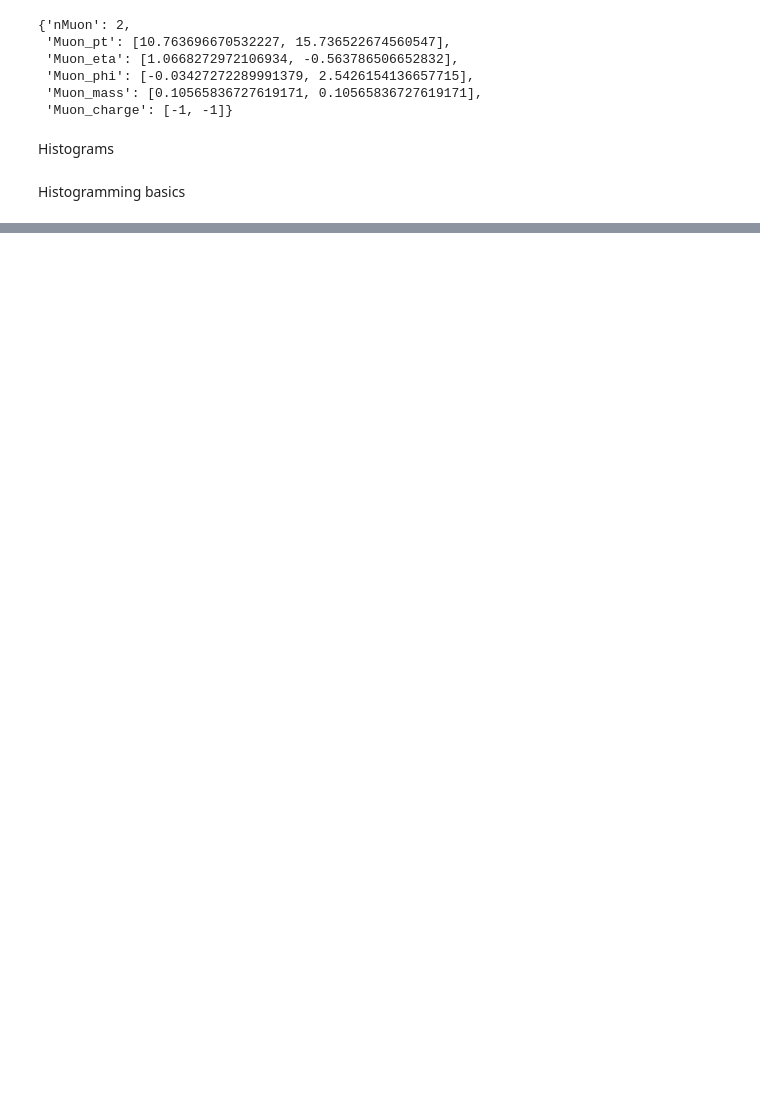
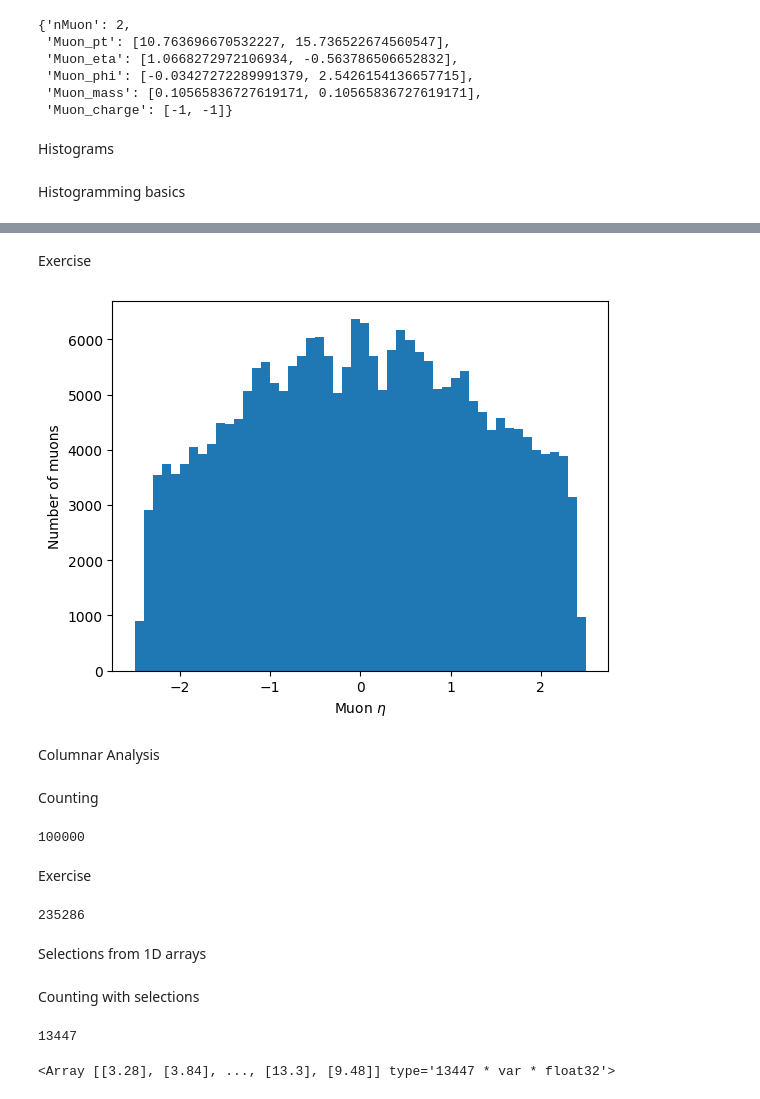
Before and after one commit to SiyeonHwang/Kinematic-Fit, a Jupyter notebook: Uproot.ipynb, the cells around one changed output, grey strips where cells are left out. Drawn from its saved outputs; the diff is of its cells as text; code cells hidden in the pictures; blank space fills up the shorter version.

```diff
--- a/Uproot.ipynb
+++ b/Uproot.ipynb
@@ -89,0 +119,31 @@ plt.hist(branches["nMuon"])
+# %% [markdown]
+Exercise
+# %%
+import matplotlib.pyplot as plt
+import awkward as ak
+
+plt.hist(ak.flatten(branches["Muon_eta"]), bins = 50, range = (-2.5, 2.5))
+plt.xlabel("Muon $\eta$")
+plt.ylabel("Number of muons")
+plt.show()
+# %% [output]
+[figure, added]
+# %% [markdown]
+Columnar Analysis
+# %% [markdown]
+Counting
+# %%
+len(branches)
+len(branches["nMuon"])
+len(branches["Muon_pt"])
+# %% [output]
+100000
+# %% [markdown]
+Exercise
+# %%
+len(ak.flatten(branches["Muon_pt"]))
+# sum(branches["nMuon"])
+# %% [output]
+235286
+# %% [markdown]
+Selections from 1D arrays
@@ -89,0 +152,10 @@ plt.hist(branches["nMuon"])
+# %% [markdown]
+Counting with selections
+# %%
+np.sum(single_muon_mask)
+# %% [output]
+13447
+# %%
+branches["Muon_pt"][single_muon_mask]
+# %% [output]
+<Array [[3.28], [3.84], ..., [13.3], [9.48]] type='13447 * var * float32'>
```
Also changed, not shown: parts of 14 cells of this notebook.
